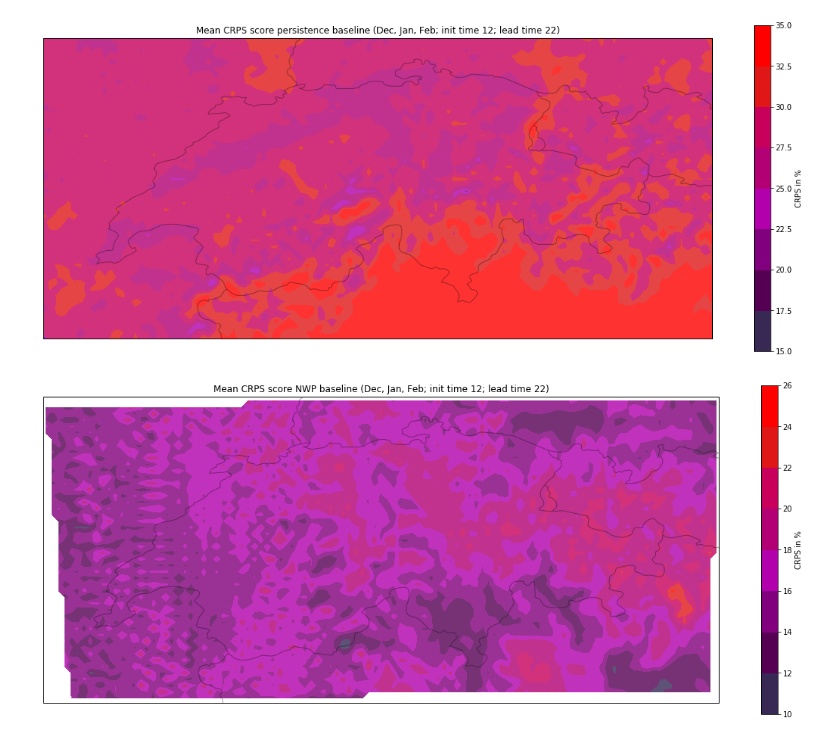
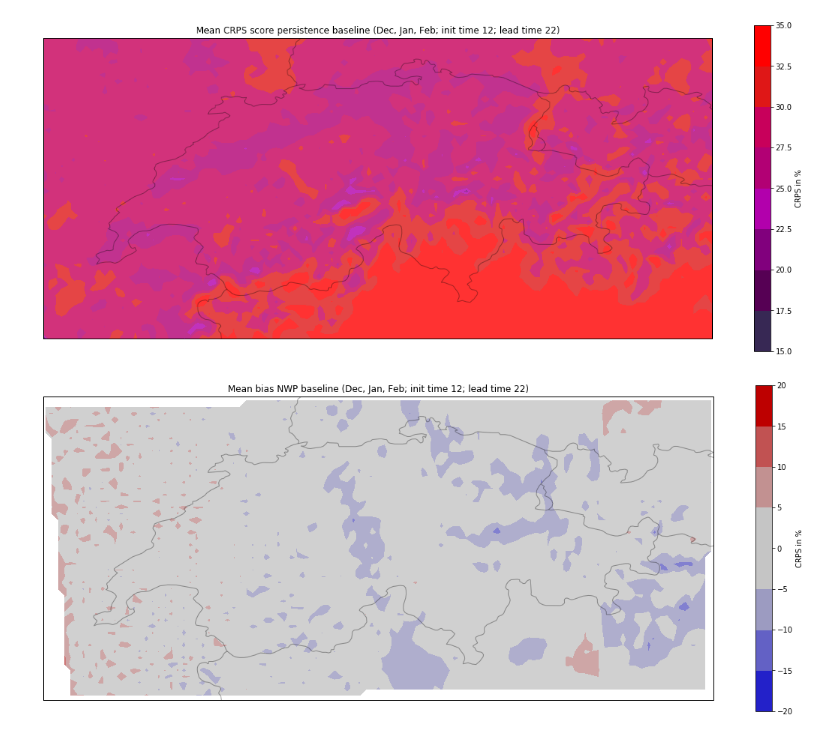
Before and after one commit to ferraric/CloudCoveragePrediction, a Jupyter notebook: src/scripts/map_plot.ipynb, the cells around one changed output. Cells and saved outputs as stored; diff of their text form; code cells hidden in the pictures.

```diff
--- a/src/scripts/map_plot.ipynb
+++ b/src/scripts/map_plot.ipynb
@@ -58,10 +73,10 @@ import numpy as np
 import dask.dataframe as dd
 from mpl_toolkits.axes_grid1 import make_axes_locatable
 
-filepath = os.path.join("..", "local_playground", "nwp_crps_scores_winter_it12_lt22.pkl")
+filepath = os.path.join("..", "local_playground", "nwp_biases_winter_it12_lt22.pkl")
 outpath = os.path.join("..", "local_playground", "map_example.png")
 time = None  # Set to a pandas Timestamp, or to None to get the mean over all times.
-clim = (15, 35)
+clim = (-18, 18)
 
 ## import data
 df = pd.read_pickle(filepath).reset_index(["lat", "lon"])
@@ -92,33 +107,39 @@ lat_unif = np.array([45.525, 45.575, 45.625, 45.675, 45.725, 45.775, 45.825, 45.
 lat = df["lat"][0:21240]
 # CRPS = df.iloc[(df.time == time).values].CRPS.values.reshape((len(lat), len(lon))) if time else np.transpose(
 #     df.groupby(["lon", "lat"]).mean().values.reshape((len(lon), len(lat))))
 df = dd.from_pandas(df, npartitions=8)
 CRPS = df.groupby(["lon", "lat"]).mean().to_dask_array(lengths=True).reshape((21240,))
 
 triang = tri.Triangulation(lon, lat)
 interpolator = tri.LinearTriInterpolator(triang, CRPS)
 Lon_unif, Lat_unif = np.meshgrid(lon_unif, lat_unif)
 CRPS_unif = interpolator(Lon_unif, Lat_unif)
 CRPS_unif = np.clip(CRPS_unif, clim[0], clim[1])
 CRPS_unif[0, 0] = clim[0]
 CRPS_unif[-1, -1] = clim[1]
 
 ## make the plot
 borders = cft.NaturalEarthFeature("cultural", "admin_0_countries", "10m")
 fig = plt.figure(figsize=(20, 8))
 ax = plt.axes(projection=ccrs.PlateCarree())
 ax.set_extent([min(lon), max(lon), min(lat), max(lat)])
 ax.add_feature(borders, facecolor=(1, 1, 1), alpha=.2, linewidth=1, edgecolor="black")
 cs = plt.contourf(Lon_unif, Lat_unif, CRPS_unif, transform=ccrs.PlateCarree(),
-                  colors=["#372854", "#560054", "#81007d", "#b200ac", "#b20074", "#c8005b", "#df1717", "#ff0000"])
+                  colors=[
+                      "#2321c9", "#6361c5",
+                      #"#7d7cc1",
+                      "#9c9bc1", "#c5c5c5", "#c5c5c5", "#c29191",
+                      #"#c07070",
+                      "#c15252","#bd0000"
+                  ])
 cbar = plt.colorbar(cs)
 cbar.ax.set_ylabel("CRPS in %")
 # plt.title("CRPS score (" + (time.strftime("%Y.%m.%d %H:%M") if time else "mean") + ", lead time 22)")
-plt.title("Mean CRPS score NWP baseline (Dec, Jan, Feb; init time 12; lead time 22)")
+plt.title("Mean bias NWP baseline (Dec, Jan, Feb; init time 12; lead time 22)")
 
 ## save and show the plot
 plt.savefig(outpath, dpi=100, format="png")
 plt.show()
 plt.close(1)
 # %% [output]
-[figure, old version]
+[figure, new version]
```
Also changed, not shown: parts of 2 cells of this notebook.
